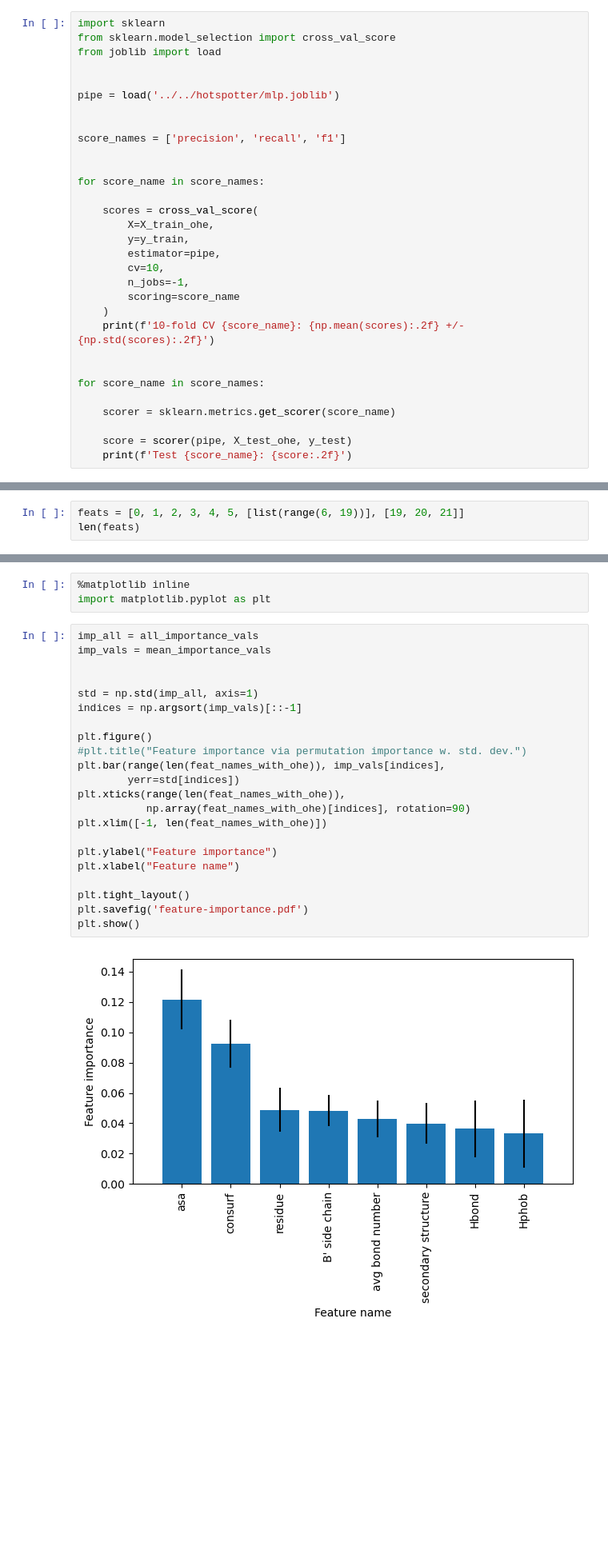
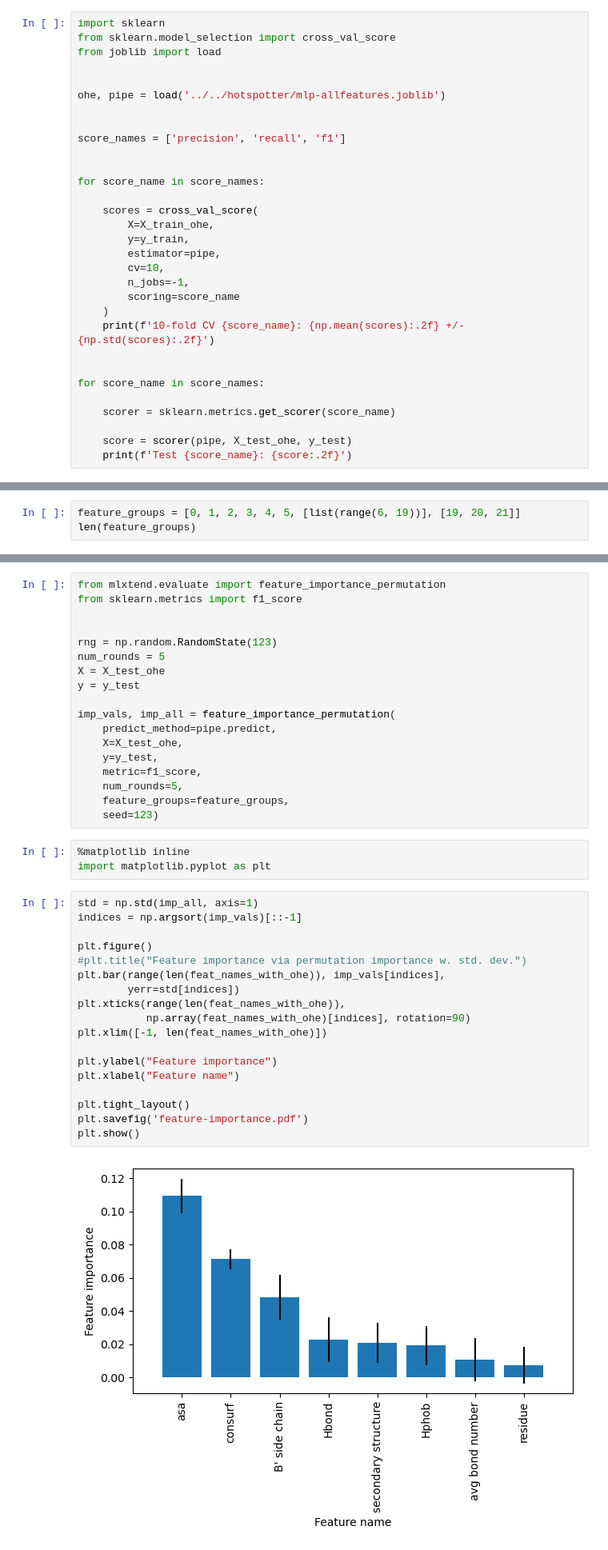
Before and after one commit to Raschka-research-group/hotspotter, a Jupyter notebook: experiments/figure-feature-importance/mlp-feature-importance.ipynb, the cells around one changed output, grey strips where cells are left out. Shown at 80% size. Saved outputs shown, nothing was run; the diff lists cells and outputs as text; blank space fills up the shorter version.

Commit message:
replace custom func with mlxtend implementation

```diff
--- a/experiments/figure-feature-importance/mlp-feature-importance.ipynb
+++ b/experiments/figure-feature-importance/mlp-feature-importance.ipynb
@@ -124,7 +135,7 @@ from sklearn.model_selection import cross_val_score
 from joblib import load
 
 
-pipe = load('../../hotspotter/mlp.joblib')
+ohe, pipe = load('../../hotspotter/mlp-allfeatures.joblib')
 
 
 score_names = ['precision', 'recall', 'f1']
@@ -182,7 +193,7 @@ len(ohe_names)
 # %% [output]
 21
 # %%
-feats = [0, 1, 2, 3, 4, 5, [list(range(6, 19))], [19, 20, 21]]
-len(feats)
+feature_groups = [0, 1, 2, 3, 4, 5, [list(range(6, 19))], [19, 20, 21]]
+len(feature_groups)
 # %% [output]
 8
@@ -220,27 +200,41 @@ mean_importance_vals /= num_rounds
+# %%
+from mlxtend.evaluate import feature_importance_permutation
+from sklearn.metrics import f1_score
+
+
+rng = np.random.RandomState(123)
+num_rounds = 5
+X = X_test_ohe
+y = y_test
+
+imp_vals, imp_all = feature_importance_permutation(
+    predict_method=pipe.predict,
+    X=X_test_ohe,
+    y=y_test,
+    metric=f1_score,
+    num_rounds=5,
+    feature_groups=feature_groups,
+    seed=123)
 # %%
 %matplotlib inline
 import matplotlib.pyplot as plt
 # %%
-imp_all = all_importance_vals
-imp_vals = mean_importance_vals
-
-
 std = np.std(imp_all, axis=1)
 indices = np.argsort(imp_vals)[::-1]
 
 plt.figure()
 #plt.title("Feature importance via permutation importance w. std. dev.")
 plt.bar(range(len(feat_names_with_ohe)), imp_vals[indices],
         yerr=std[indices])
 plt.xticks(range(len(feat_names_with_ohe)),
            np.array(feat_names_with_ohe)[indices], rotation=90)
 plt.xlim([-1, len(feat_names_with_ohe)])
 
 plt.ylabel("Feature importance")
 plt.xlabel("Feature name")
 
 plt.tight_layout()
 plt.savefig('feature-importance.pdf')
 plt.show()
 # %% [output]
-[figure, old version]
+[figure, new version]
```
Also changed, not shown: parts of 2 cells of this notebook.
